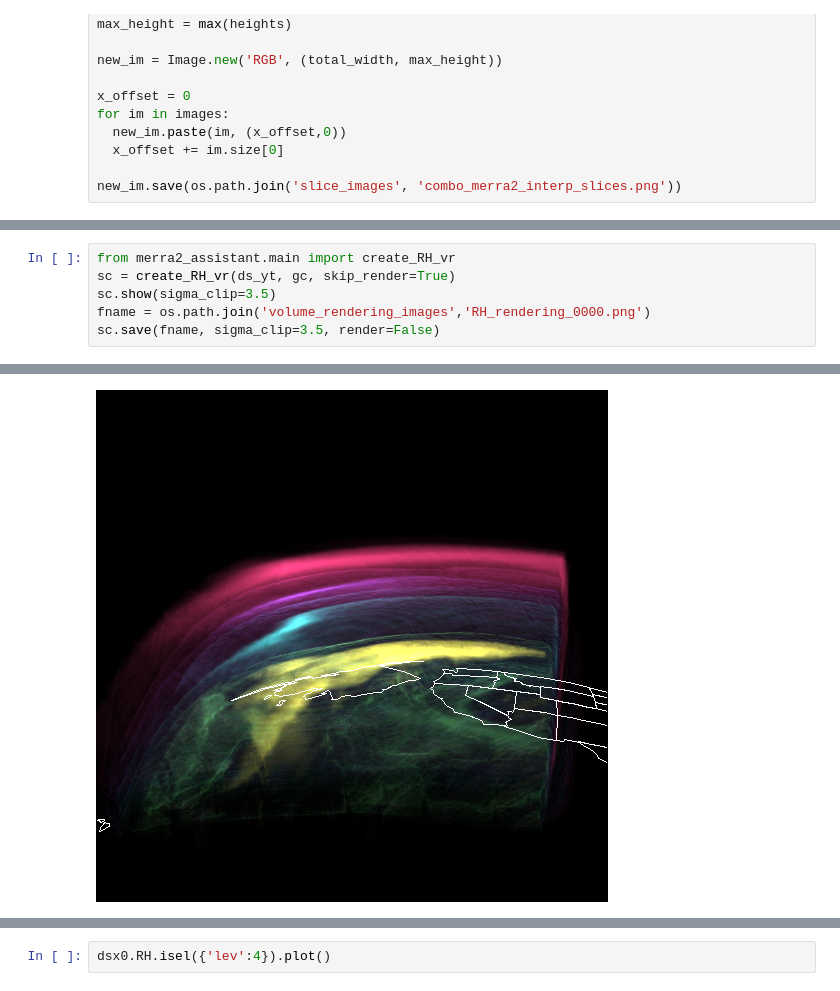
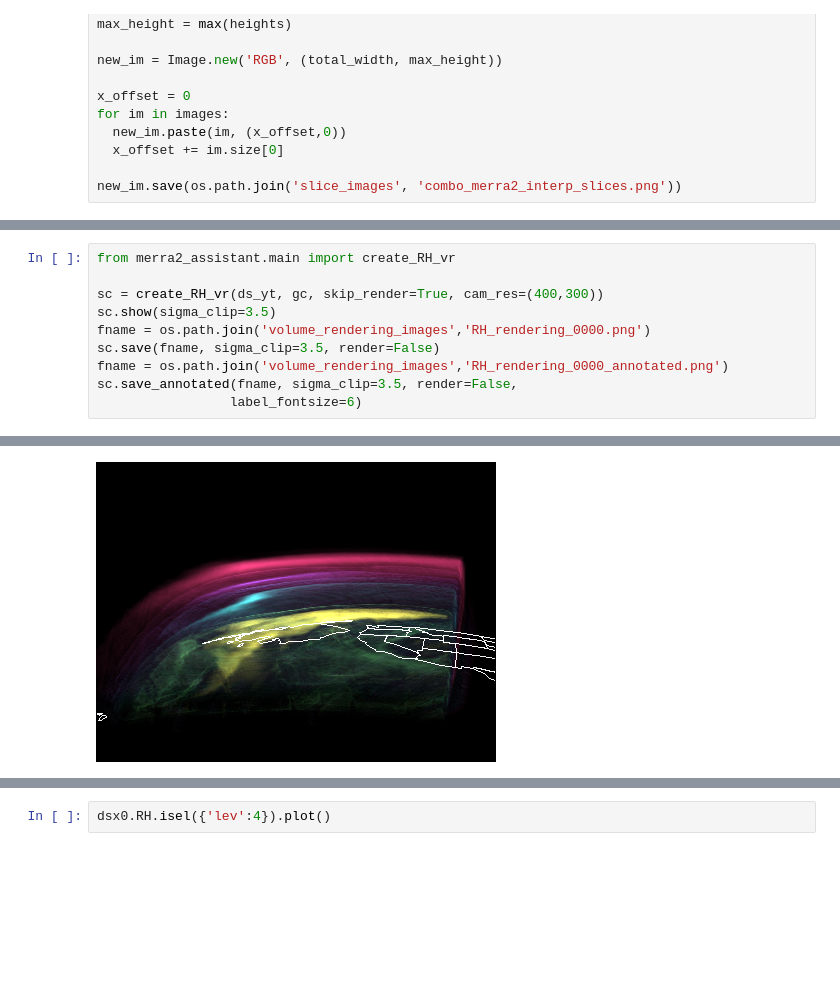
Before and after one commit to data-exp-lab/yt_xarray_NASA_SMD_2024, a Jupyter notebook: code/merra2-embedded-H-interp.ipynb, the cells around one changed output, grey strips where cells are left out. Drawn from its saved outputs; the diff is of its cells as text; blank space fills up the shorter version.

```diff
--- a/code/merra2-embedded-H-interp.ipynb
+++ b/code/merra2-embedded-H-interp.ipynb
@@ -149,8 +149,12 @@ new_im.save(os.path.join('slice_images', 'combo_merra2_interp_slices.png'))
 ![](./slice_images/combo_merra2_interp_slices.png)
 # %%
 from merra2_assistant.main import create_RH_vr
-sc = create_RH_vr(ds_yt, gc, skip_render=True)
+
+sc = create_RH_vr(ds_yt, gc, skip_render=True, cam_res=(400,300))
 sc.show(sigma_clip=3.5)
 fname = os.path.join('volume_rendering_images','RH_rendering_0000.png')
 sc.save(fname, sigma_clip=3.5, render=False)
+fname = os.path.join('volume_rendering_images','RH_rendering_0000_annotated.png')
+sc.save_annotated(fname, sigma_clip=3.5, render=False,
+                 label_fontsize=6)
 # %% [output]
@@ -159 +163 @@ yt : [INFO     ] 2024-05-02 14:37:53,179 Creating volume
-[figure, old version]
+[figure, new version]
```
Also changed, not shown: parts of 13 cells of this notebook, 11 other files.
